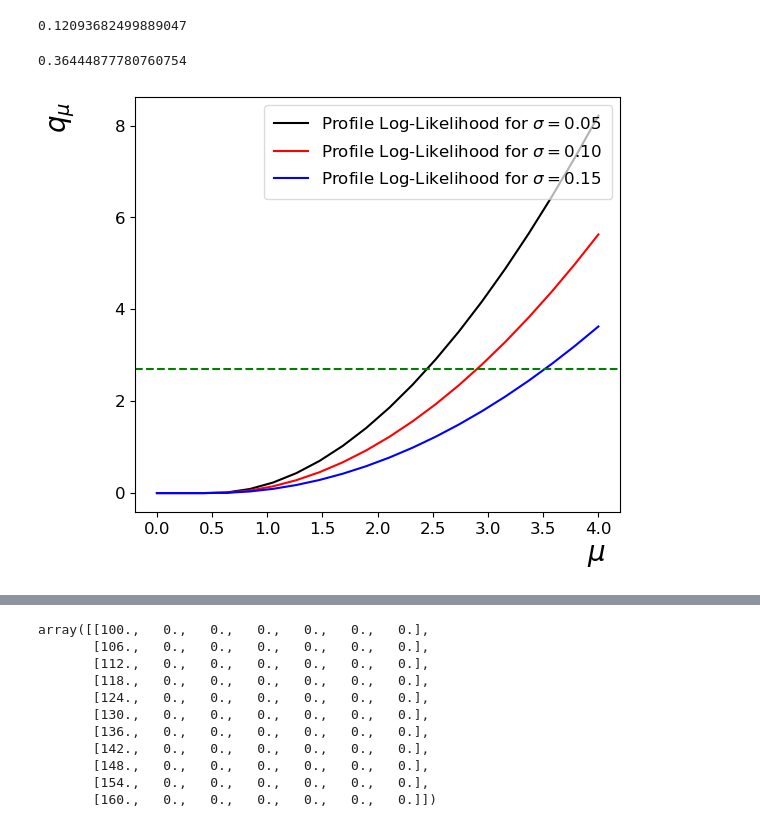
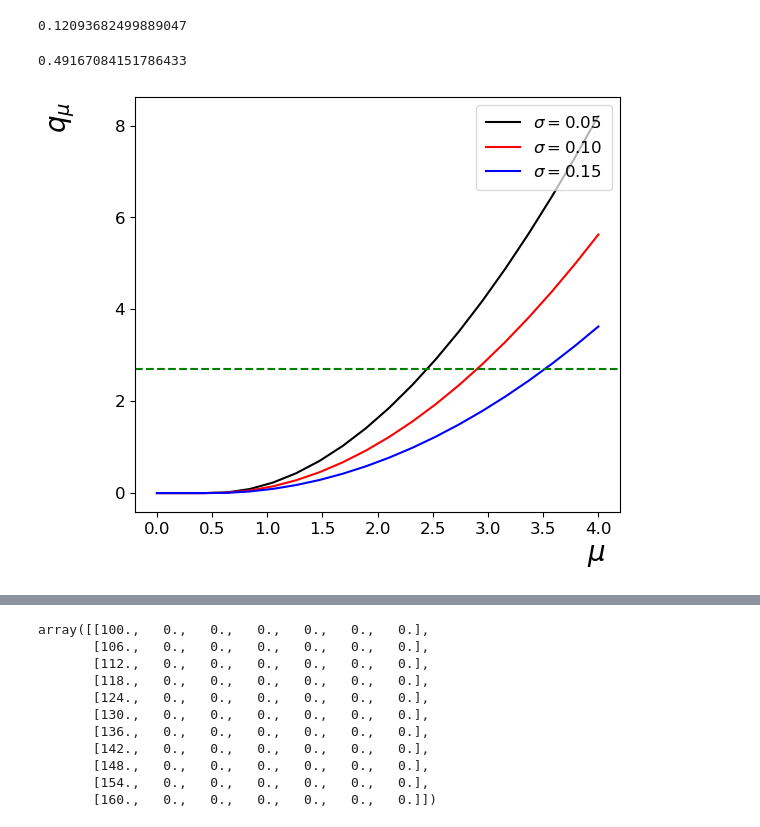
Before and after one commit to asegura4488/StatsHEP, a Jupyter notebook: Systematic/ProfileLikelihood/UpperLimit_qmSystematic.ipynb, the cells around one changed output, grey strips where cells are left out. Cells and saved outputs as stored; diff of their text form; code cells hidden in the pictures.

```diff
--- a/Systematic/ProfileLikelihood/UpperLimit_qmSystematic.ipynb
+++ b/Systematic/ProfileLikelihood/UpperLimit_qmSystematic.ipynb
@@ -126,7 +126,7 @@ plt.plot(mu,LogLike)
 [<matplotlib.lines.Line2D at 0x...>]
 [figure]
 # %%
-def GetHat(sigmab=0.1):
+def GetHat(n,b,s,sigmab=0.1):
 
     bounds = ((0,50),(0,10))
     p0 = np.array([1.,1.])
@@ -135,7 +135,7 @@ def GetHat(sigmab=0.1):
 
     return Hat
 # %%
-def GetDoubleHat(mu,sigmab=0.1):
+def GetDoubleHat(mu,n,b,s,sigmab=0.1):
 
     bounds =  ((0,10),)
     p0 = np.array([1.])
@@ -158,9 +158,11 @@ array([0.49995551, 1.00000083])
 def GetqmObs(mu,n,b,s,sigmab=0.1):
 
     #print(sigmab)
-    doublehat = GetDoubleHat(mu,sigmab)
-    hat = GetHat(sigmab)
+    doublehat = GetDoubleHat(mu,n,b,s,sigmab)
+    hat = GetHat(n,b,s,sigmab)
     muhat,ehat = hat[0],hat[1]
+
+   # print(muhat)
 
     qm = 0.
 
@@ -183,7 +185,7 @@ qmObs
 qmObsE = GetqmObs(1.0,b,b,s)
 qmObsE
 # %% [output]
-0.36444877780760754
+0.49167084151786433
 # %%
 mu = np.linspace(0.,4.,20)
 qmObsEV = np.zeros_like(mu)
@@ -197,31 +199,31 @@ for i in range(mu.shape[0]):
 # %%
 fig = plt.figure()
 ax = fig.add_subplot(1,1,1)
-ax.plot(mu,qmObsEV,color='k',label='Profile Log-Likelihood for $\sigma=$%.2f'%(0.05))
-ax.plot(mu,qmObsEV1,color='r',label='Profile Log-Likelihood for $\sigma=$%.2f'%(0.1))
-ax.plot(mu,qmObsEV2,color='b',label='Profile Log-Likelihood for $\sigma=$%.2f'%(0.15))
+ax.plot(mu,qmObsEV,color='k',label=r'$\sigma=$%.2f'%(0.05))
+ax.plot(mu,qmObsEV1,color='r',label=r'$\sigma=$%.2f'%(0.1))
+ax.plot(mu,qmObsEV2,color='b',label=r'$\sigma=$%.2f'%(0.15))
 
 ax.axhline(y=norm.ppf(0.95)**2,ls='--',color='g')
 
 # Label X
 ax.set_xlabel(r'$\mu$')
 ax.xaxis.set_label_coords(0.95,-0.07)
 
 # Label Y
 ax.set_ylabel(r'$q_{\mu}$')
 ax.yaxis.set_label_coords(-0.12,0.95)
 
 # Ajustar los márgenes automáticamente
 plt.tight_layout()
 
 #Legend
 ax.legend(loc='upper right',bbox_to_anchor=(1,1),ncol=1,title='')
 
 
 #
 plt.savefig('qm_plot_systematic.pdf')
 # %% [output]
-[figure, old version]
+[figure, new version]
 # %%
 def Getqm(mu,sigmab=0.1,Null=True):
 
```
Also changed, not shown: parts of 11 cells of this notebook.
